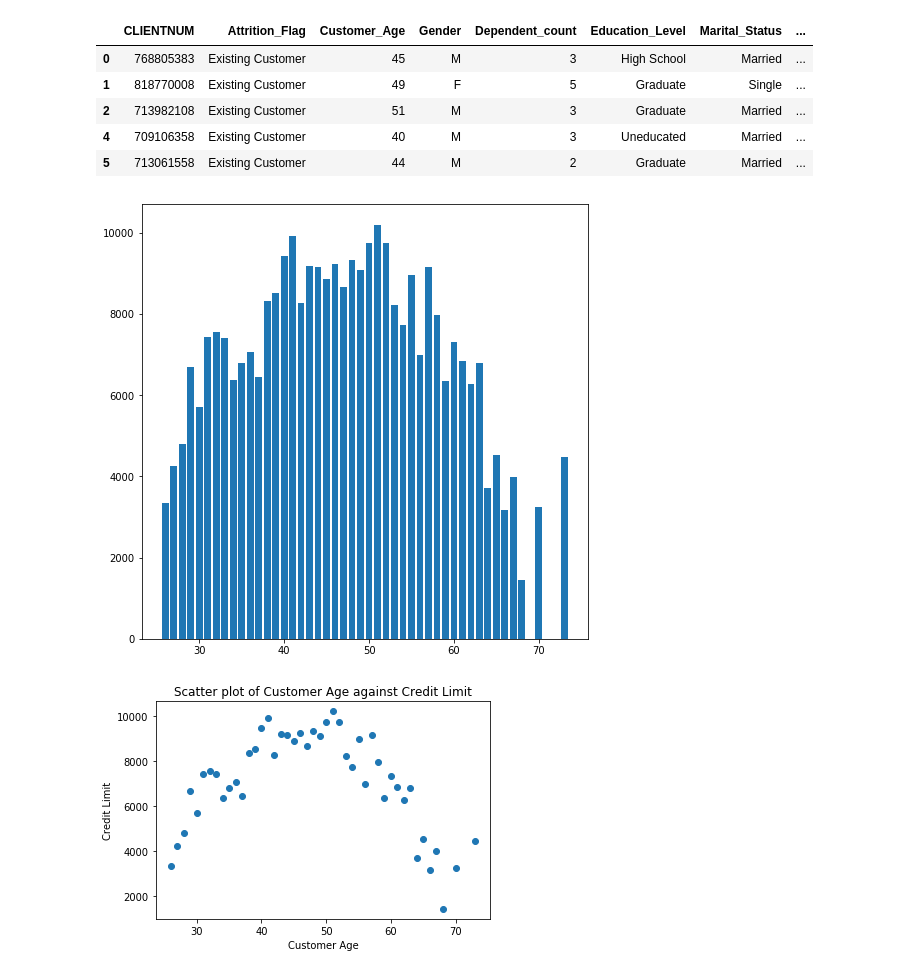
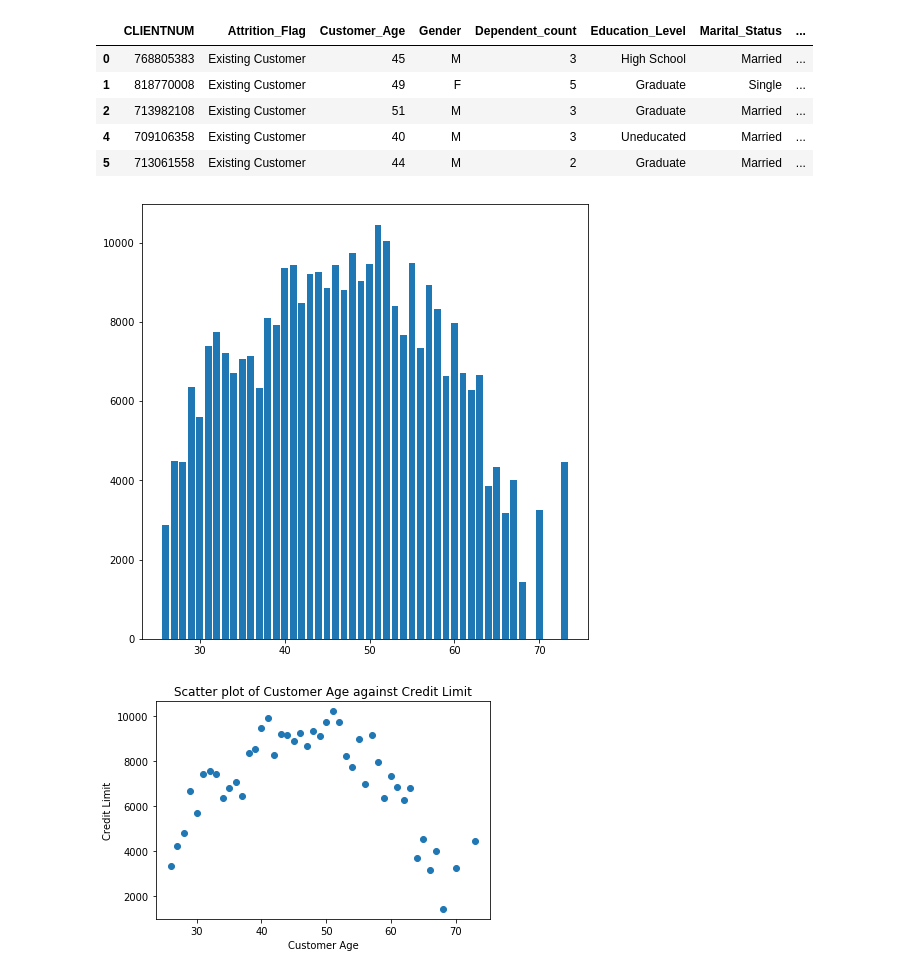
Before and after one commit to Ayomi-tech/Bank-Customers-and-Attrition., a Jupyter notebook: Bank_Churners.ipynb, the cells around one changed output. Cells and saved outputs as stored; diff of their text form; code cells hidden in the pictures.

```diff
--- a/Bank_Churners.ipynb
+++ b/Bank_Churners.ipynb
@@ -23,0 +74,5 @@ card.head()
+# %%
+# we drop the rows with 'Unknown' values for 'Marital_Status' & 'income category':
+card.drop(card[card['Education_Level'].str.contains('Unknown')].index, inplace=True)
+card.drop(card[card['Marital_Status'].str.contains('Unknown')].index, inplace=True)
+card.drop(card[card['Income_Category'].str.contains('Unknown')].index, inplace=True)
@@ -82,16 +129,18 @@ card.head()
 card.to_csv('card_tableau1.csv', index=False)
 # %%
 # we want a bar chart to plot the average credit limit against age:
-plt.subplots(figsize=(8,8))
+#plt.subplots(figsize=(8,8)) # this will be applied to all the plots from now on.
 
 grp = card.groupby('Customer_Age')['Credit_Limit'].mean().reset_index()
 x= grp['Customer_Age']
 y =grp['Credit_Limit']
 plt.bar(x=x, height=y)
+plt.plot(figsize=(8,8))
+
 
 plt.show()
 # %% [output]
-[figure, old version]
+[figure, new version]
 # %%
 # scatter plot of credit limit and age
 plt.scatter(x=grp['Customer_Age'], y=grp['Credit_Limit'])
```
Also changed, not shown: parts of 67 cells of this notebook, 3 other files.
